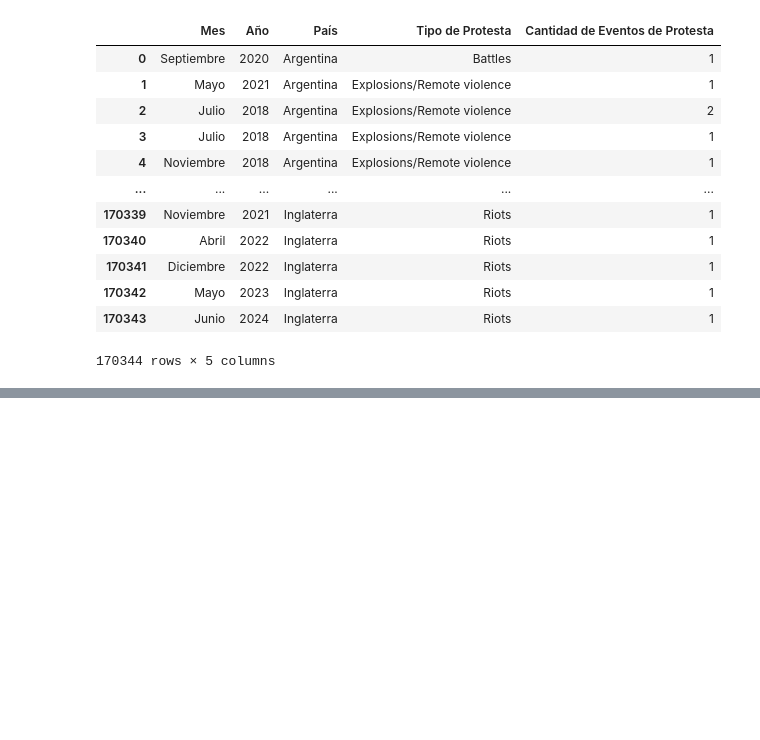
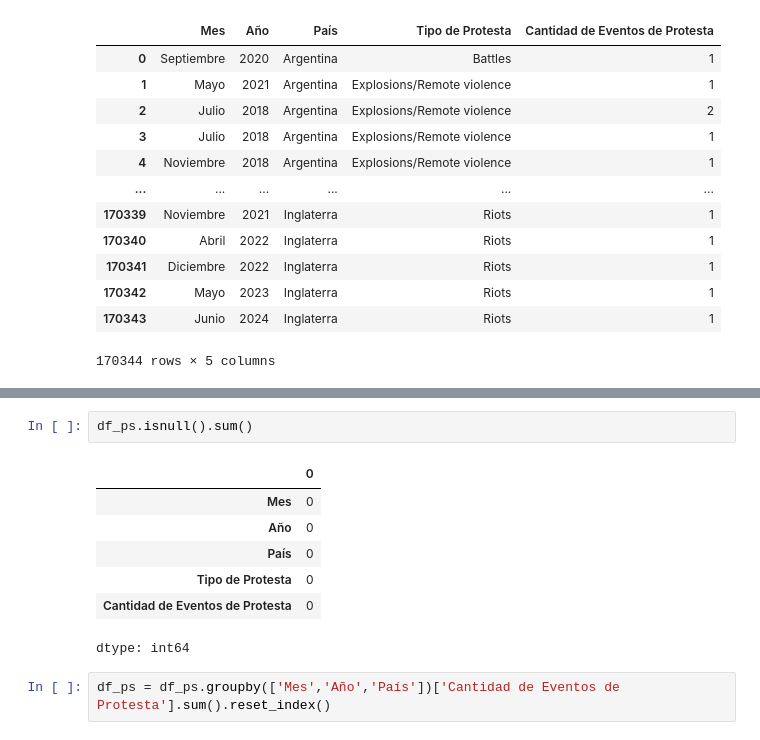
Before and after one commit to Claudio-Ferriz/Proyecto-AP-PS, a Jupyter notebook: Proyecto_AP_PS.ipynb, the cells around one changed output, grey strips where cells are left out. Drawn from its saved outputs; the diff is of its cells as text; blank space fills up the shorter version.

```diff
--- a/Proyecto_AP_PS.ipynb
+++ b/Proyecto_AP_PS.ipynb
@@ -66,0 +157,12 @@ df_ps
+# %%
+df_ps.isnull().sum()
+# %% [output]
+|  | 0 |
+| Mes | 0 |
+| Año | 0 |
+| País | 0 |
+| Tipo de Protesta | 0 |
+| Cantidad de Eventos de Protesta | 0 |
+dtype: int64
+# %%
+df_ps = df_ps.groupby(['Mes','Año','País'])['Cantidad de Eventos de Protesta'].sum().reset_index()
```
Also changed, not shown: parts of 13 cells of this notebook.
